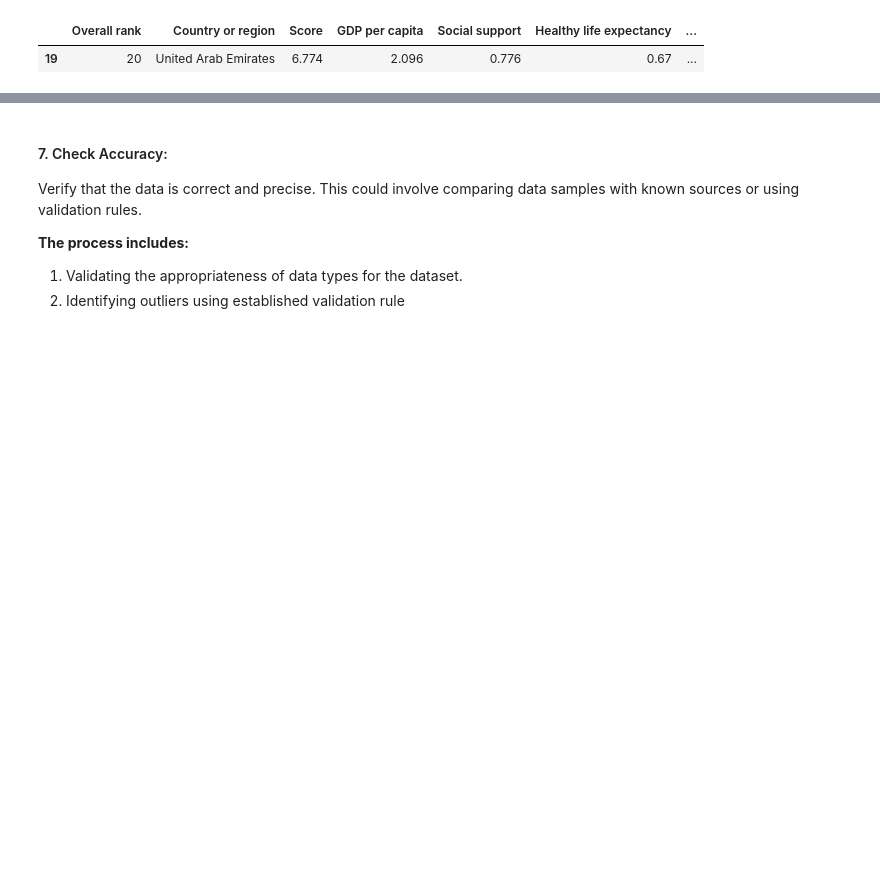
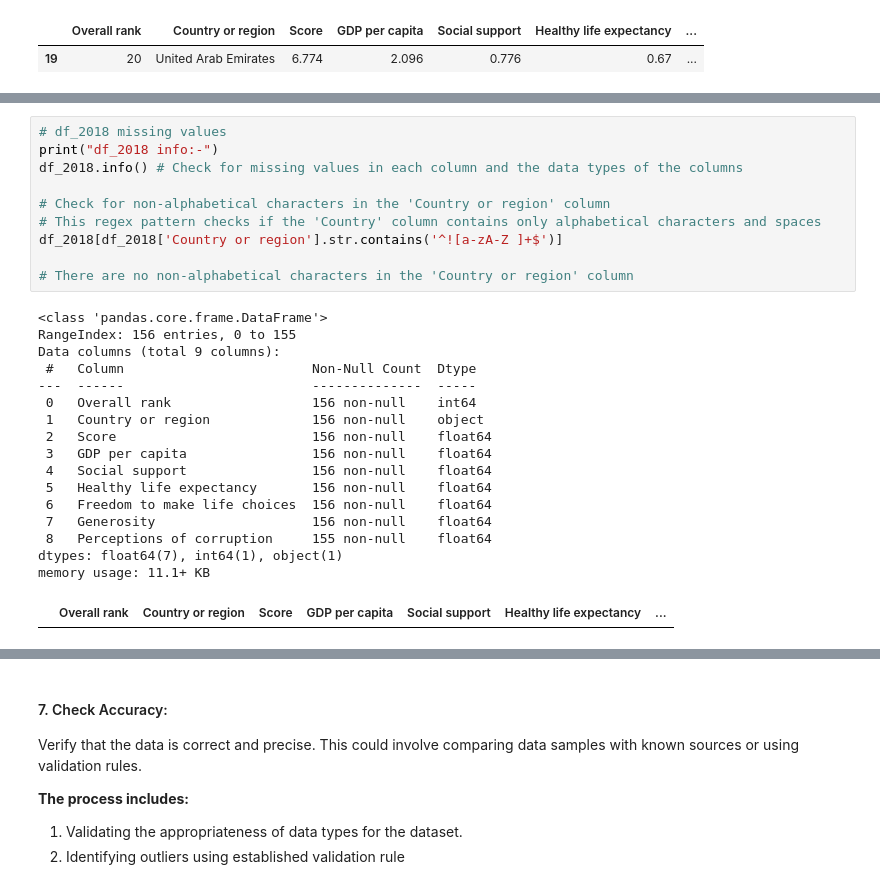
Before and after one commit to Faris35/Usecase-2, a Jupyter notebook: EDA explain template.ipynb, the cells around one changed output, grey strips where cells are left out. Drawn from its saved outputs; the diff is of its cells as text; blank space fills up the shorter version.

```diff
--- a/EDA explain template.ipynb
+++ b/EDA explain template.ipynb
@@ -411,0 +501,28 @@ Number of missing values in df_2019 = 0
+# %%
+# df_2018 missing values
+print("df_2018 info:-")
+df_2018.info() # Check for missing values in each column and the data types of the columns
+
+# Check for non-alphabetical characters in the 'Country or region' column
+# This regex pattern checks if the 'Country' column contains only alphabetical characters and spaces
+df_2018[df_2018['Country or region'].str.contains('^![a-zA-Z ]+$')]
+
+# There are no non-alphabetical characters in the 'Country or region' column
+# %% [output]
+<class 'pandas.core.frame.DataFrame'>
+RangeIndex: 156 entries, 0 to 155
+Data columns (total 9 columns):
+ #   Column                        Non-Null Count  Dtype
+---  ------                        --------------  -----
+ 0   Overall rank                  156 non-null    int64
+ 1   Country or region             156 non-null    object
+ 2   Score                         156 non-null    float64
+ 3   GDP per capita                156 non-null    float64
+ 4   Social support                156 non-null    float64
+ 5   Healthy life expectancy       156 non-null    float64
+ 6   Freedom to make life choices  156 non-null    float64
+ 7   Generosity                    156 non-null    float64
+ 8   Perceptions of corruption     155 non-null    float64
+dtypes: float64(7), int64(1), object(1)
+memory usage: 11.1+ KB
+|  | Overall rank | Country or region | Score | GDP per capita | Social support | Healthy life expectancy | ... |
```
Also changed, not shown: parts of 5 cells of this notebook.
